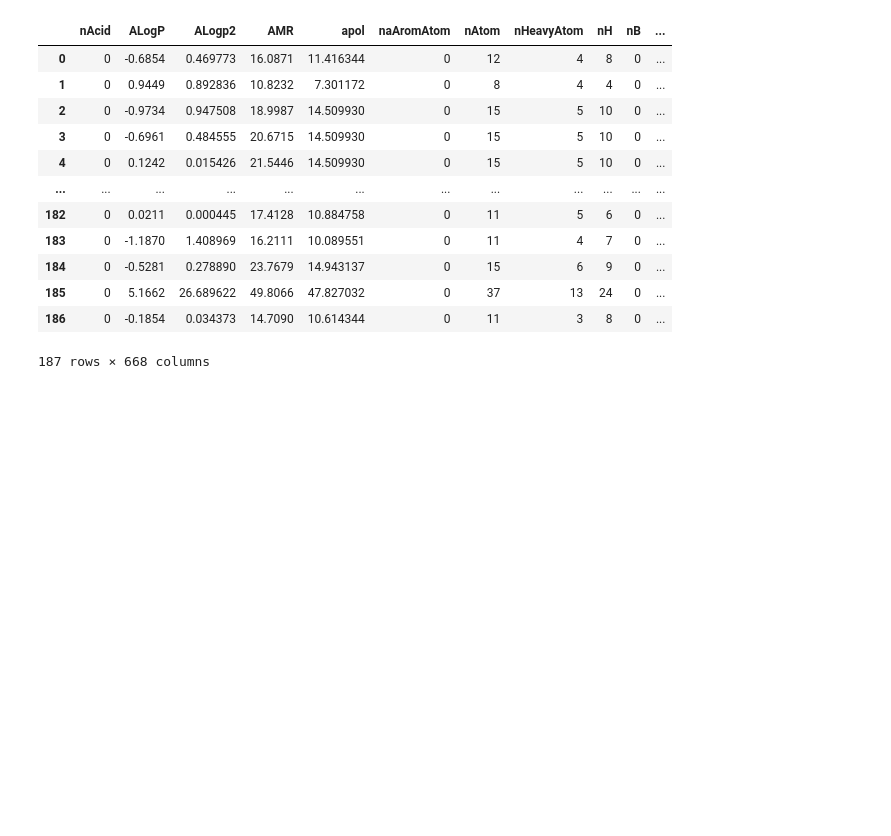
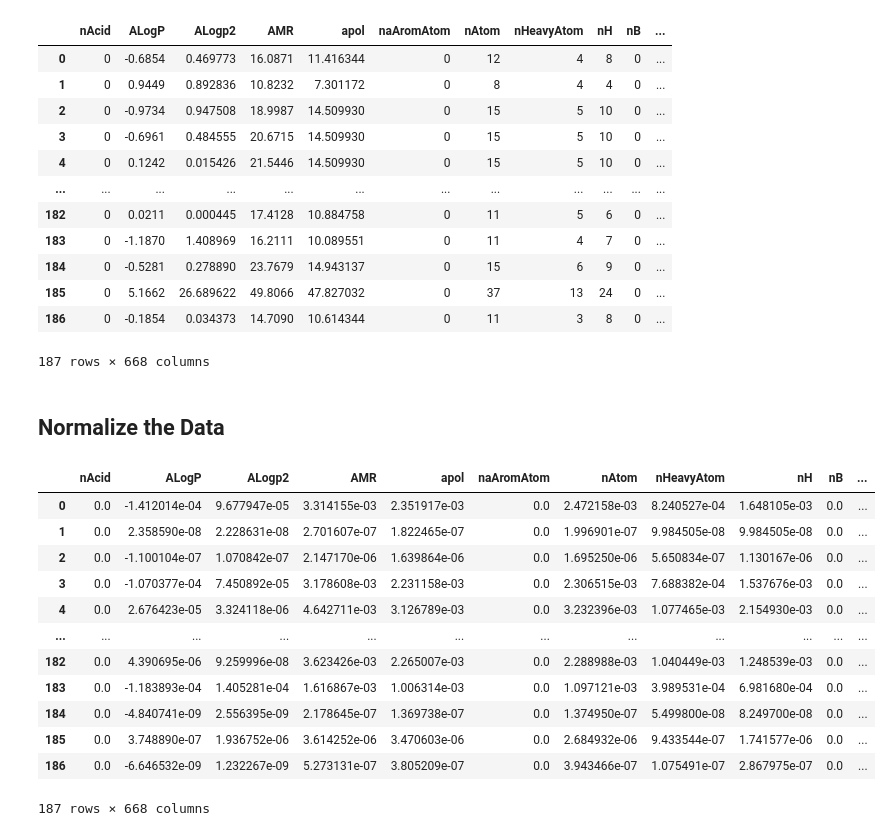
Before and after one commit to tylersmed/LCA_Machine_Learning, a Jupyter notebook: recreating-paper/data-processing.ipynb, the cells around one changed output. Saved outputs shown, nothing was run; the diff lists cells and outputs as text; code cells hidden in the pictures; blank space fills up the shorter version.

Commit message:
preprocessed and normalized paper data

```diff
--- a/recreating-paper/data-processing.ipynb
+++ b/recreating-paper/data-processing.ipynb
@@ -7,7 +7,7 @@ import matplotlib.pyplot as plt
 
 # from remove_correlated_descriptors import MultiCollinearityEliminator
 # %%
-df = pd.read_csv('~/2024-summer-research/LCA_Machine_Learning/data_GWP_atoms.csv')
+df = pd.read_csv('data_GWP_atoms.csv')
 df
 # %% [output]
 |  | nAcid | ALogP | ALogp2 | AMR | apol | naAromAtom | nAromBond | nAtom | nHeavyAtom | nH | ... |
@@ -78,3 +78,33 @@ df
 | 185 | 0 | 5.1662 | 26.689622 | 49.8066 | 47.827032 | 0 | 37 | 13 | 24 | 0 | ... |
 | 186 | 0 | -0.1854 | 0.034373 | 14.7090 | 10.614344 | 0 | 11 | 3 | 8 | 0 | ... |
 187 rows × 668 columns
+# %% [markdown]
+## Normalize the Data
+# %%
+from sklearn.preprocessing import normalize
+
+# a function to normalize all the data in a data frame execpt the target variable
+def my_normalizer(df, target, noralize_target = False):
+    column_names = df.columns
+    normalized_data = pd.DataFrame(normalize(df), columns=column_names)
+    if not noralize_target:
+        normalized_data[target] = df[target]
+
+    return normalized_data
+
+df = my_normalizer(df, 'GWP')
+df
+# %% [output]
+|  | nAcid | ALogP | ALogp2 | AMR | apol | naAromAtom | nAtom | nHeavyAtom | nH | nB | ... |
+| 0 | 0.0 | -1.412014e-04 | 9.677947e-05 | 3.314155e-03 | 2.351917e-03 | 0.0 | 2.472158e-03 | 8.240527e-04 | 1.648105e-03 | 0.0 | ... |
+| 1 | 0.0 | 2.358590e-08 | 2.228631e-08 | 2.701607e-07 | 1.822465e-07 | 0.0 | 1.996901e-07 | 9.984505e-08 | 9.984505e-08 | 0.0 | ... |
+| 2 | 0.0 | -1.100104e-07 | 1.070842e-07 | 2.147170e-06 | 1.639864e-06 | 0.0 | 1.695250e-06 | 5.650834e-07 | 1.130167e-06 | 0.0 | ... |
+| 3 | 0.0 | -1.070377e-04 | 7.450892e-05 | 3.178608e-03 | 2.231158e-03 | 0.0 | 2.306515e-03 | 7.688382e-04 | 1.537676e-03 | 0.0 | ... |
+| 4 | 0.0 | 2.676423e-05 | 3.324118e-06 | 4.642711e-03 | 3.126789e-03 | 0.0 | 3.232396e-03 | 1.077465e-03 | 2.154930e-03 | 0.0 | ... |
+| ... | ... | ... | ... | ... | ... | ... | ... | ... | ... | ... | ... |
+| 182 | 0.0 | 4.390695e-06 | 9.259996e-08 | 3.623426e-03 | 2.265007e-03 | 0.0 | 2.288988e-03 | 1.040449e-03 | 1.248539e-03 | 0.0 | ... |
+| 183 | 0.0 | -1.183893e-04 | 1.405281e-04 | 1.616867e-03 | 1.006314e-03 | 0.0 | 1.097121e-03 | 3.989531e-04 | 6.981680e-04 | 0.0 | ... |
+| 184 | 0.0 | -4.840741e-09 | 2.556395e-09 | 2.178645e-07 | 1.369738e-07 | 0.0 | 1.374950e-07 | 5.499800e-08 | 8.249700e-08 | 0.0 | ... |
+| 185 | 0.0 | 3.748890e-07 | 1.936752e-06 | 3.614252e-06 | 3.470603e-06 | 0.0 | 2.684932e-06 | 9.433544e-07 | 1.741577e-06 | 0.0 | ... |
+| 186 | 0.0 | -6.646532e-09 | 1.232267e-09 | 5.273131e-07 | 3.805209e-07 | 0.0 | 3.943466e-07 | 1.075491e-07 | 2.867975e-07 | 0.0 | ... |
+187 rows × 668 columns
```
Also changed, not shown: parts of 1 cell of this notebook, 2 other files.
